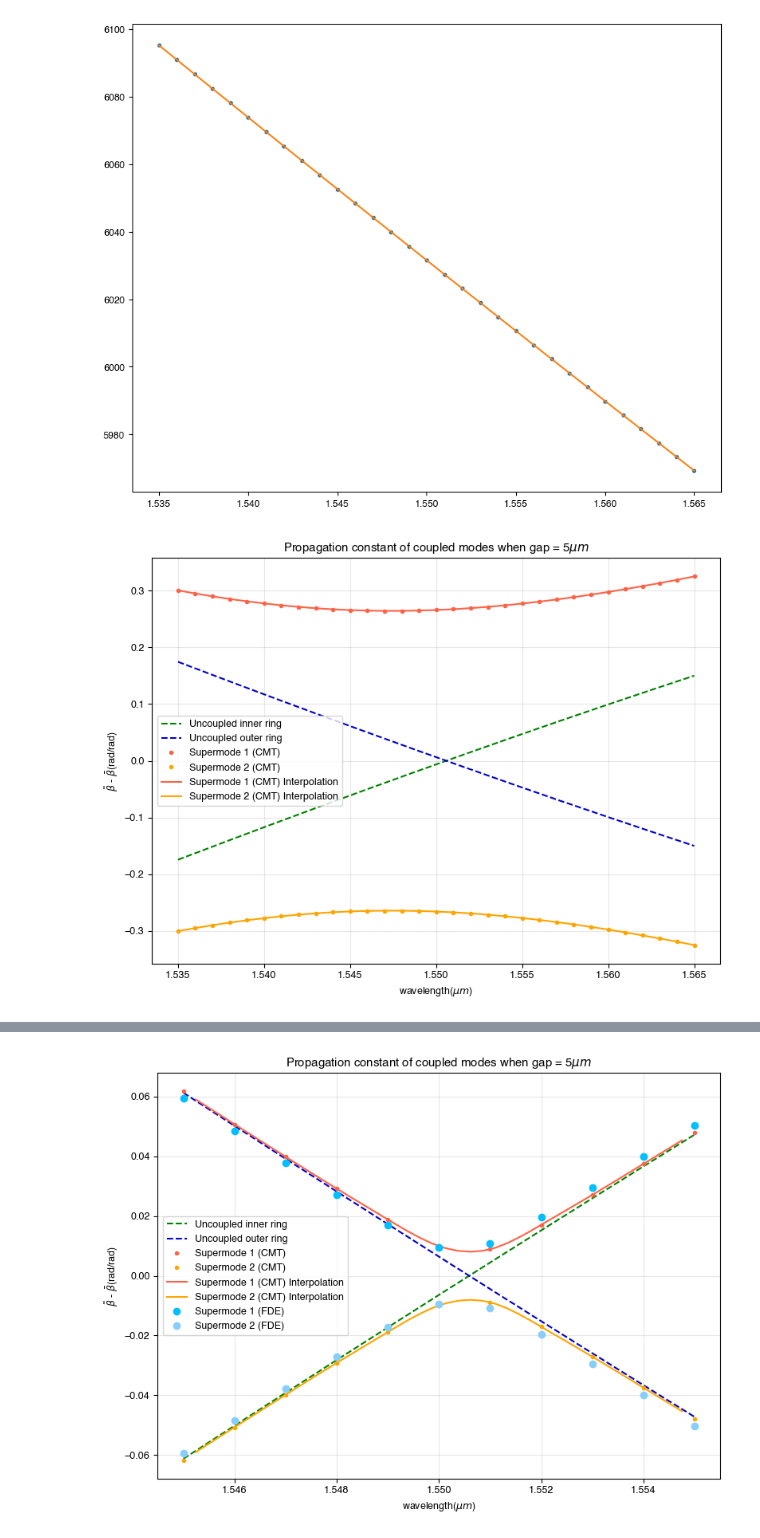
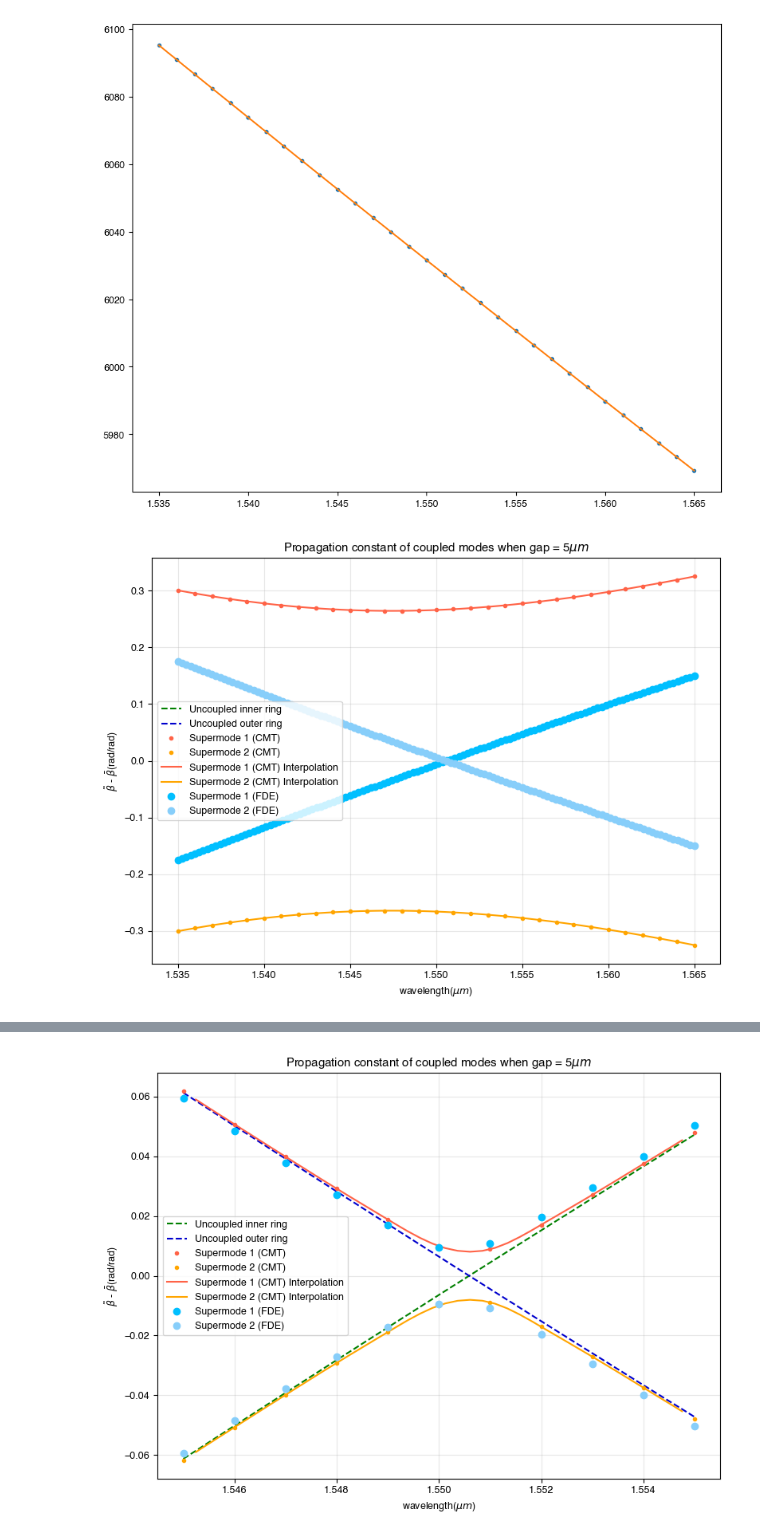
Before and after one commit to Harryxwh/SiNDispersionEngineering, a Jupyter notebook: data_analysis.ipynb, the cells around one changed output, grey strips where cells are left out. Drawn from its saved outputs; the diff is of its cells as text; code cells hidden in the pictures.

```diff
--- a/data_analysis.ipynb
+++ b/data_analysis.ipynb
@@ -361,33 +371,34 @@ plt.plot(lambda_arr_1_intp, beta_uncoupled_arr_intp_gap5um[:,2])
 # %%
 beta_coupled_arr_intp_gap2_5um   = Interpolation(lambda_arr_1,
                                                 beta_coupled_arr_gap2_5um[:,1:],
                                                 lambda_arr_1_intp,num_of_pts)
 coeffi_array, beta_uncoupled_arr_intp_gap2_5um = Polynomial_fit(lambda_arr_1,
-                                                    beta_uncoupled_arr_gap2_5um[:,1:],
-                                                    2, num_of_pts)
+                                                beta_uncoupled_arr_gap2_5um[:,1:],
+                                                2, num_of_pts)
 # beta_uncoupled_arr_intp_gap5um = Interpolation(lambda_arr_1,
 #                                                beta_uncoupled_arr_gap5um[:,1:],num_of_pts)
 
 data_arr        = (np.c_[lambda_arr_1,
                   beta_uncoupled_arr_gap2_5um[:,1:3],
                   beta_coupled_arr_gap2_5um[:,1:]],
                    np.c_[lambda_arr_1_intp,
-                  beta_coupled_arr_intp_gap2_5um,],)
+                  beta_coupled_arr_intp_gap2_5um,
+                  beta_uncoupled_arr_intp_gap2_5um[:,:2]],)
 
 Plot_curve(data_arr,
            Y_legends=['Uncoupled inner ring','Uncoupled outer ring',
                       'Supermode 1 (CMT)','Supermode 2 (CMT)',
                       'Supermode 1 (CMT) Interpolation','Supermode 2 (CMT) Interpolation',
                       'Supermode 1 (FDE)','Supermode 2 (FDE)',
                       'Supermode 1 (FDE) Fit','Supermode 2 (FDE) Fit',
                       'Supermode 1 (FDE) Fit','Supermode 2 (FDE) Fit',
                       'Supermode 1 (FDE) Fit','Supermode 2 (FDE) Fit'],
             X_label=r'wavelength($\mu m$)',
             Y_label=r'$ \tilde{\beta}$ - $\bar{\beta}$(rad/rad)',
             title = r"Propagation constant of coupled modes when gap = 5$\mu m$",
             marker_list=["","",".",".","","","o","o","",""]*2,
             linestyle_list=["--","--","","","-","-","","","-","-"]*2,
             colors_list=['green','mediumblue','tomato','orange','tomato','orange',
                          'deepskyblue','lightskyblue','deepskyblue','lightskyblue']*2)
 # %% [output]
-[figure, old version]
+[figure, new version]
```
Also changed, not shown: parts of 11 cells of this notebook, 7 other files.
